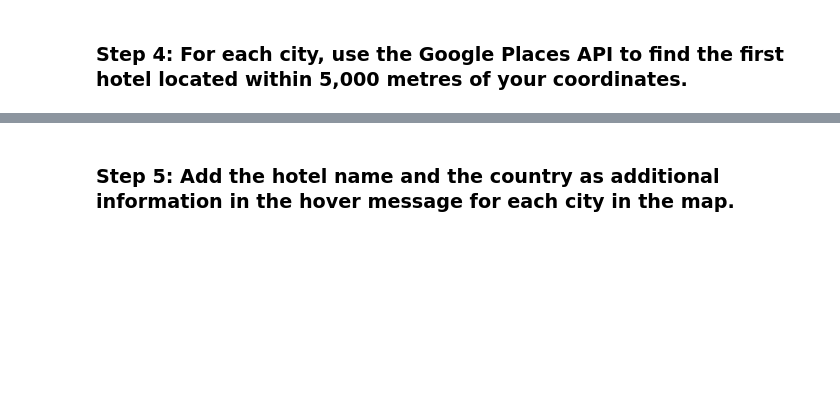
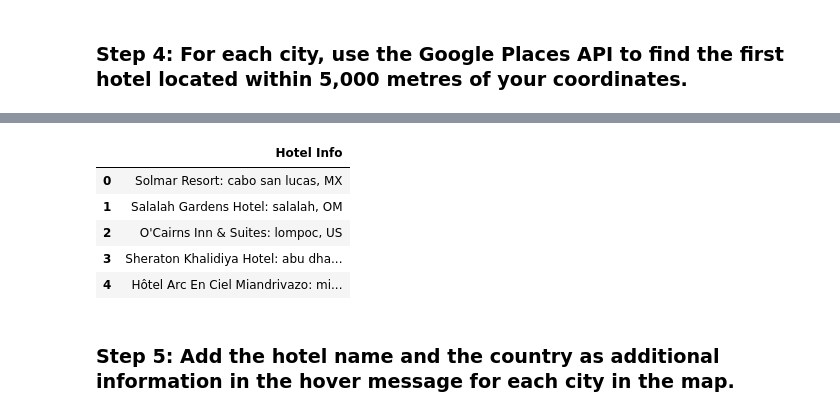
Before and after one commit to rchascall/python-api-challenge, a Jupyter notebook: WeatherPy/VacationPy.ipynb, the cells around one changed output, grey strips where cells are left out. Drawn from its saved outputs; the diff is of its cells as text; code cells hidden in the pictures; blank space fills up the shorter version.

```diff
--- a/WeatherPy/VacationPy.ipynb
+++ b/WeatherPy/VacationPy.ipynb
@@ -144,3 +178,14 @@ cap malheureux - nearest hotel: Paradise Cove Boutique Hotel
+# %%
+# Create DataFrame for Hotel Info
+hotel_info_df = pd.DataFrame(hotel_info)
+hotel_info_df
+# %% [output]
+|  | Hotel Info |
+| 0 | Solmar Resort: cabo san lucas, MX |
+| 1 | Salalah Gardens Hotel: salalah, OM |
+| 2 | O'Cairns Inn & Suites: lompoc, US |
+| 3 | Sheraton Khalidiya Hotel: abu dha... |
+| 4 | Hôtel Arc En Ciel Miandrivazo: mi... |
 # %% [markdown]
 ### Step 5: Add the hotel name and the country as additional information in the hover message for each city in the map.
 # %%
```
Also changed, not shown: parts of 8 cells of this notebook, 7 other files.
